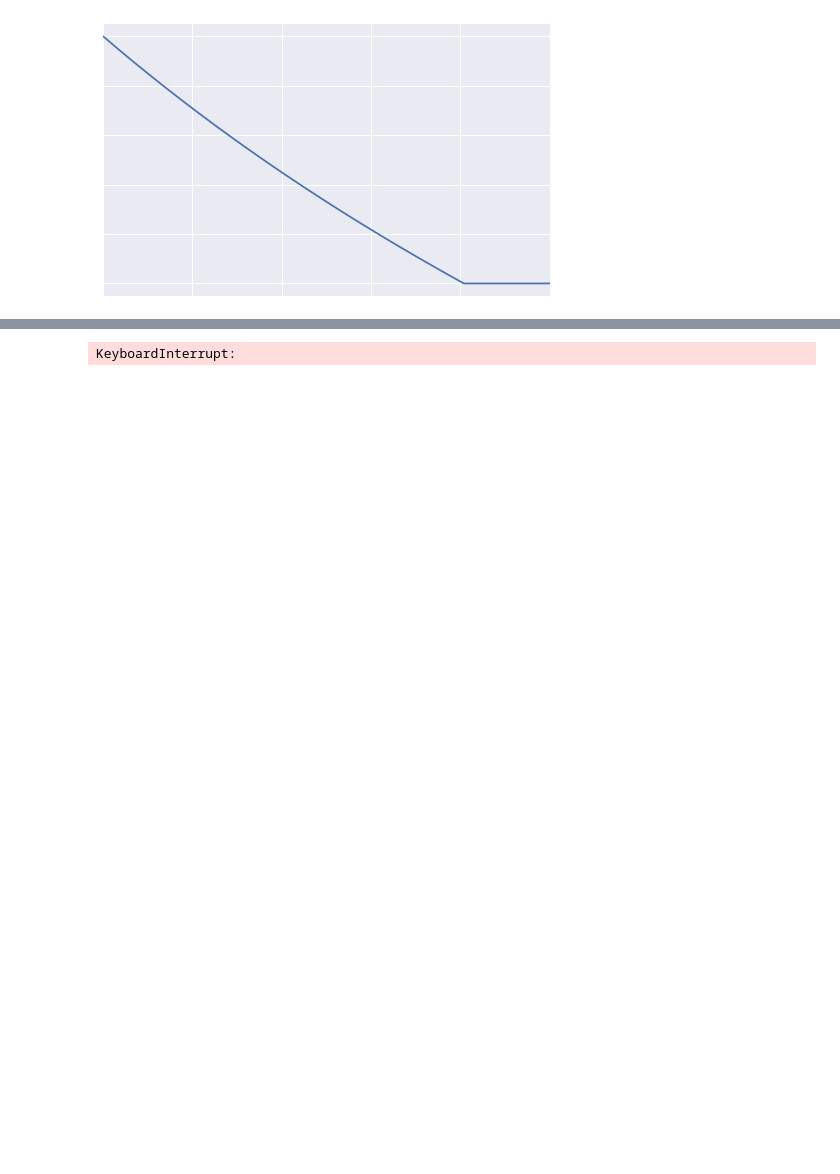
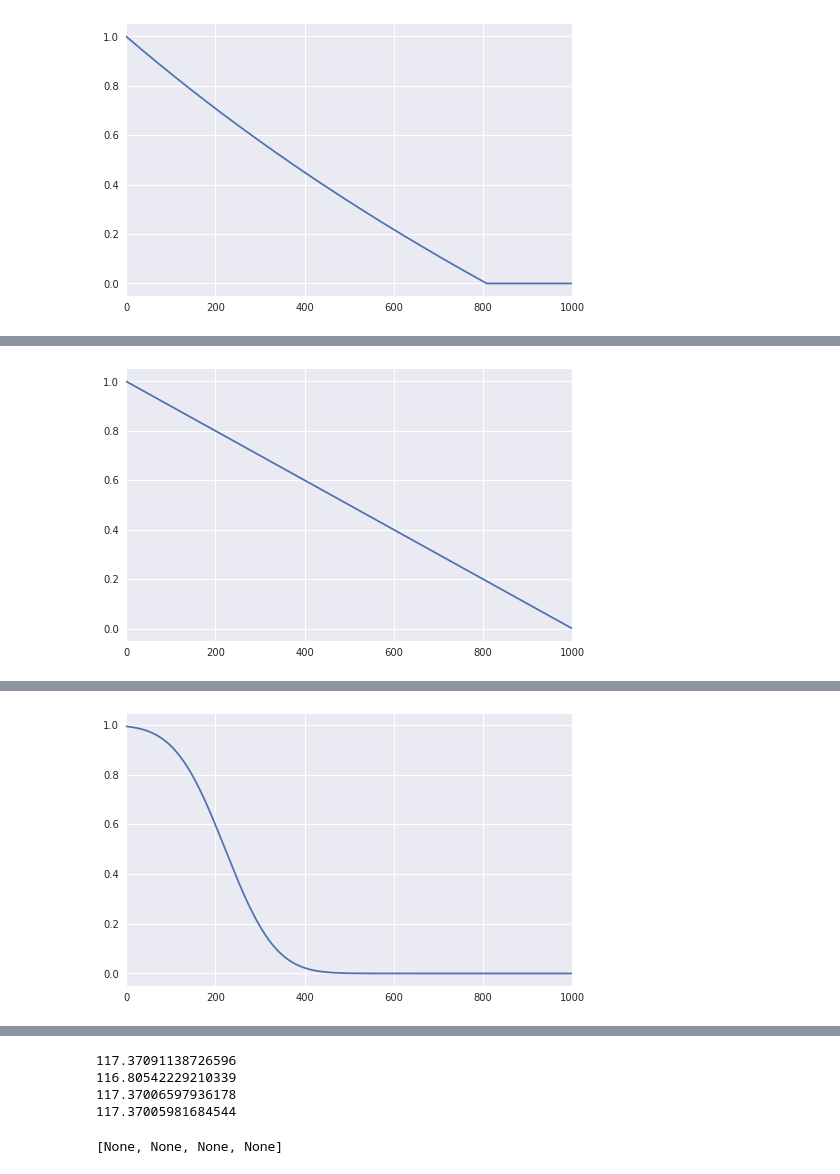
Before and after one commit to popoiopo/StochasticSim, a Jupyter notebook: Lennart/Opd 3/ParticlesMoveSeperate.ipynb, the cells around one changed output, grey strips where cells are left out. Drawn from its saved outputs; the diff is of its cells as text; code cells hidden in the pictures; blank space fills up the shorter version.

```diff
--- a/Lennart/Opd 3/ParticlesMoveSeperate.ipynb
+++ b/Lennart/Opd 3/ParticlesMoveSeperate.ipynb
@@ -24,10 +24,10 @@ def plotpretify(ax, maxx, minx=0, miny=None, maxy=None,
         which="both",
         bottom=False,
         top=False,
-        labelbottom=False,
+        labelbottom=True,
         left=False,
         right=False,
-        labelleft=False)
+        labelleft=True)
 #     ax.grid(True)
 
     ax.set_xlim(minx, maxx)
@@ -123,6 +123,12 @@ def getScheme_data(iters, plot="No", scheme="Sigmoid"):
                 max(
                     np.exp(-x / iters) - ((1.5 * x) / iters) * (1 / math.e),
                     0))
+    elif scheme == "Expvar2":
+        for x in range(iters):
+            answer.append(
+                max(
+                    np.exp(-x / iters) - 1.1 * (1 / math.e),
+                    0))
     elif scheme == "Hillclimb":
         for x in range(iters):
             answer.append(0)
@@ -132,6 +138,9 @@ def getScheme_data(iters, plot="No", scheme="Sigmoid"):
                 answer.append(1)
             else:
                 answer.append(0)
+    elif scheme == "Linear":
+        for x in range(iters):
+            answer.append(1 - (x / iters))
 
     if plot == "Yes":
         fig, ax = plt.subplots(1, 1, figsize=(8, 5))
@@ -188,9 +197,14 @@ def submove(k, i, coord, temp, rate, score):
 #     print(f"score = {score}")
 #     print(f"scoretemp = {checkScore(coordTemp)}")
 #     print("-----")
-    if score > checkScore(coordTemp):
+    scoreTemp = checkScore(coordTemp)
+    if temp > 0:
+        chance = np.exp(-(scoreTemp - score) / temp)
+    else:
+        chance = 0
+    if score > scoreTemp:
         return np.array(coordTemp), favo
-    elif temp > random.random():
+    elif chance > random.random():
         return np.array(coordTemp), favo
     else:
         return coord, favo
@@ -236,36 +250,37 @@ def start_sim(radius,
     checklist = []
     for i in log_progress(range(iterations), every=1):
         temp = schemeData[i]
         coordList = changeCoord(coordList, temp, rate)
         coordListList.append(coordList)
         checklist.append(checkScore(coordList))
 
     return coordList, coordListList, checklist
 
 coordListList = []
 
 radius = 1
-pointsNum = 40
-iterations = 10000
+pointsNum = 16
+iterations = 1000
 rate = math.pow(10, -4)
-schemes = ["Sigmoid", "Exp", "Expvar", "Hillclimb"]
-schemes = ["Expvar"]
+# schemes = ["Sigmoid", "Exp", "Expvar", "Hillclimb"]
+schemes = ["Expvar", "Linear", "Sigmoid", "Hillclimb"]
 # schemes = ["Expvar", "Sigmoid"]
 # schemes = ["Hillclimb", "Expvar", "Expvar", "Exp"]
 scheme = "Sigmoid"
 checks = []
 coordListListList = []
 
 for scheme in schemes:
     coordList, coordListList, checklist = start_sim(
         radius, pointsNum, iterations, rate, scheme, 1, plotScheme="Yes")
     checks.append(checklist)
     coordListListList.append(coordListList)
 
 [plt.plot(check, label=schemes[i]) for i, check in enumerate(checks)]
 plt.legend()
 plt.show()
 [print(check[-1]) for check in checks]
 # %% [output]
-[figure, old version]
+[figure, new version]
 [interactive output not drawn]
+[figure, added]
@@ -271,0 +288 @@ plt.show()
+[figure, added]
@@ -272,4 +293,8 @@ plt.show()
-KeyboardInterrupt:
+117.37091138726596
+116.80542229210339
+117.37006597936178
+117.37005981684544
+[None, None, None, None]
 # %%
 def plot(coordList):
     plt.rcParams['figure.figsize'] = [10, 10]
```
Also changed, not shown: parts of 2 cells of this notebook.
